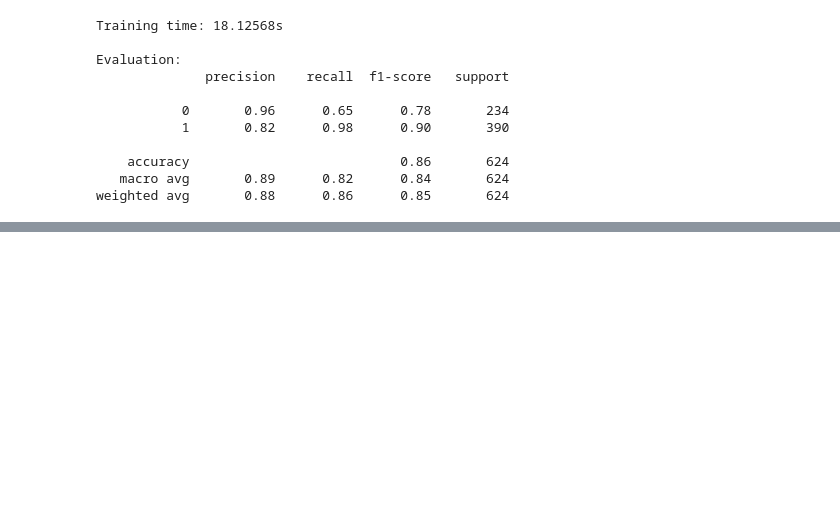
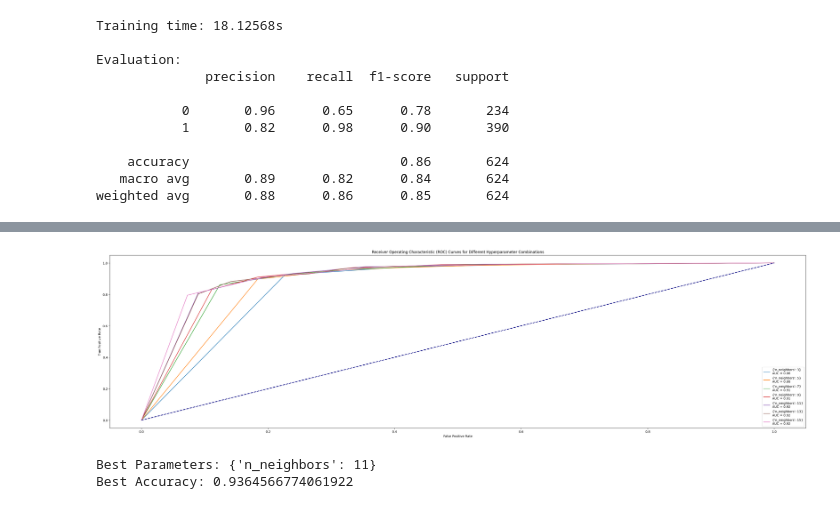
Before and after one commit to samleong66/AMLS_final, a Jupyter notebook: FinalAssignement.ipynb, the cells around one changed output, grey strips where cells are left out. Drawn from its saved outputs; the diff is of its cells as text; code cells hidden in the pictures; blank space fills up the shorter version.

```diff
--- a/FinalAssignement.ipynb
+++ b/FinalAssignement.ipynb
@@ -272,0 +273,45 @@ weighted avg       0.88      0.86      0.85       624
+# %%
+x_train_aug = []
+y_train_aug = []
+aug = Augment()
+for i in range(1000):
+    idx = random.randint(0, len(x_train)-1)
+    fig = x_train[idx]
+    y = y_train[idx]
+    fig_t = aug.apply(fig)
+    x_train_aug.append(fig_t)
+    y_train_aug.append(y)
+x_train_aug, y_train_aug = np.array(x_train_aug), np.array(y_train_aug)
+x_train_aug, y_train_aug = np.vstack((x_train, x_train_aug)), np.vstack((y_train, y_train_aug))
+# %%
+x_train_aug, x_test = x_train_aug/255, x_test/255
+# %%
+num_folds = 5
+kf = KFold(n_splits=num_folds, shuffle=True, random_state=42)
+model = KNeighborsClassifier()
+param_grid = {'n_neighbors': [3, 5, 7, 9, 11, 13, 15]}
+grid_search = GridSearchCV(model, param_grid, cv=kf, scoring='accuracy')
+grid_search.fit(x_train_aug.reshape(-1, 28*28), y_train_aug.ravel())
+results = grid_search.cv_results_
+fig = plt.figure(figsize=(40,10))
+for i in range(len(results['params'])):
+    param_set = results['params'][i]
+    mean_test_score = results['mean_test_score'][i]
+    model = KNeighborsClassifier(**param_set)
+    model.fit(x_train_aug.reshape(-1, 28*28), y_train_aug.ravel())
+    y_pred_proba = model.predict_proba(x_test.reshape(-1, 28*28))[:, 1]
+    fpr, tpr, _ = roc_curve(y_test.ravel(), y_pred_proba)
+    roc_auc = auc(fpr, tpr)
+    plt.plot(fpr, tpr, label=f'{param_set}\nAUC = {roc_auc:.2f}')
+plt.plot([0, 1], [0, 1], color='navy', lw=2, linestyle='--')
+plt.xlabel('False Positive Rate')
+plt.ylabel('True Positive Rate')
+plt.title('Receiver Operating Characteristic (ROC) Curves for Different Hyperparameter Combinations')
+plt.legend(loc='lower right')
+plt.show()
+print(f'Best Parameters: {grid_search.best_params_}')
+print(f'Best Accuracy: {grid_search.best_score_}')
+# %% [output]
+[figure, added]
+Best Parameters: {'n_neighbors': 11}
+Best Accuracy: 0.9364566774061922
```
Also changed, not shown: parts of 33 cells of this notebook.
